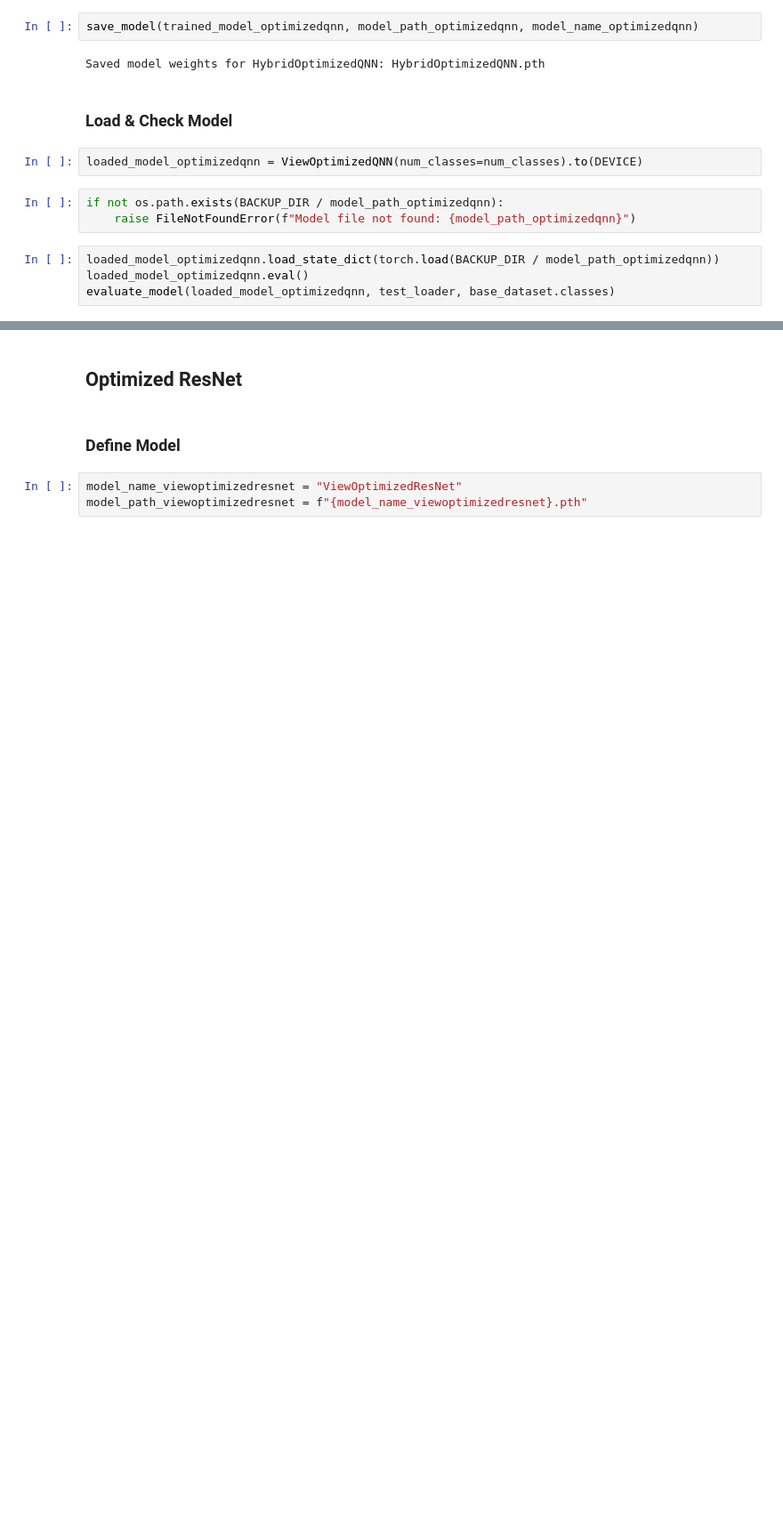
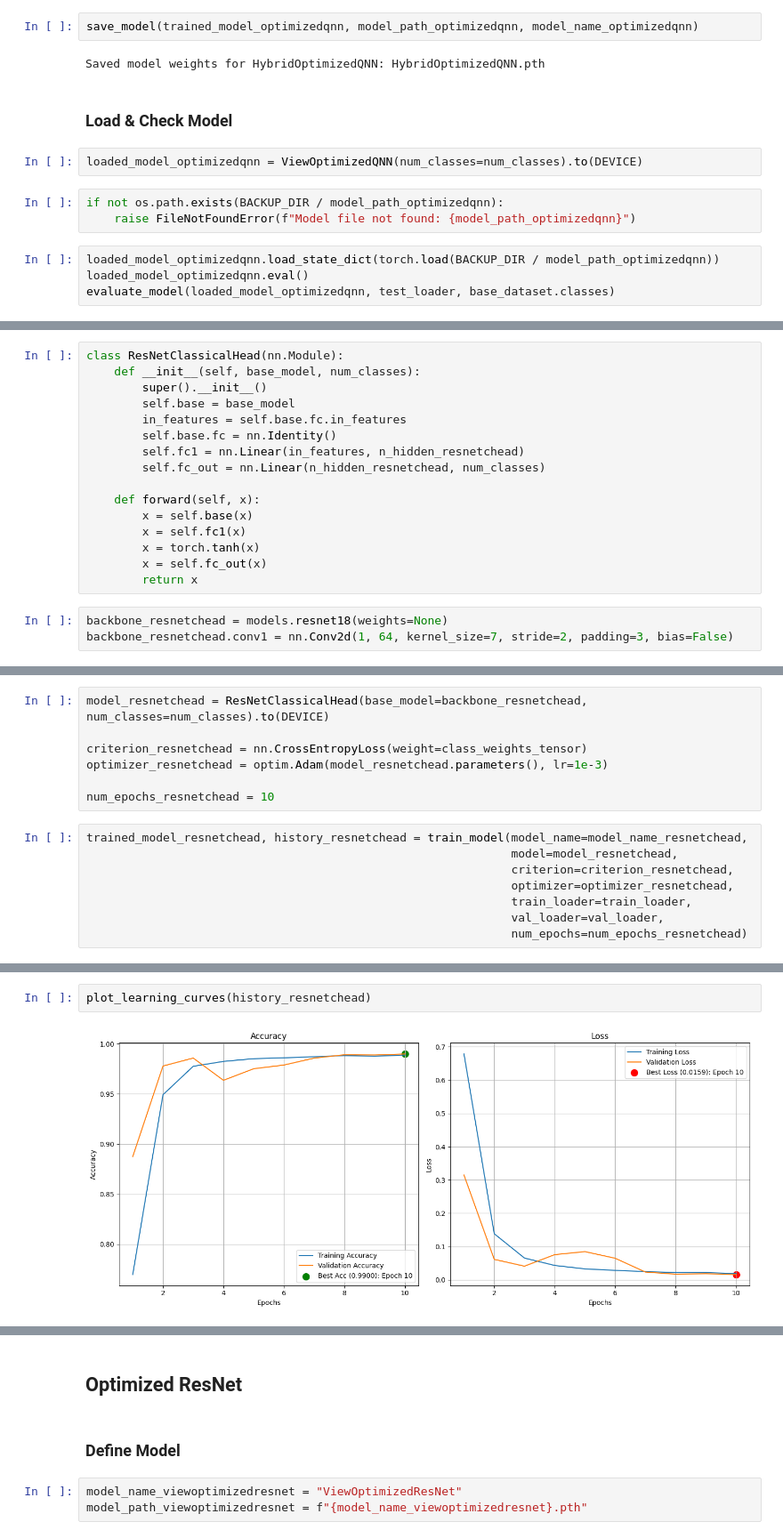
Before and after one commit to MihaiUM2001/CardioQML, a Jupyter notebook: ViewClassification.ipynb, the cells around one changed output, grey strips where cells are left out. Shown at 89% size. Cells and saved outputs as stored; diff of their text form; blank space fills up the shorter version.

Commit message:
2.8 - Testing Models: Improved ResNet Comparison

```diff
--- a/ViewClassification.ipynb
+++ b/ViewClassification.ipynb
@@ -1232,0 +1242,19 @@ evaluate_model(loaded_model_optimizedqnn, test_loader, base_dataset.classes)
+# %%
+class ResNetClassicalHead(nn.Module):
+    def __init__(self, base_model, num_classes):
+        super().__init__()
+        self.base = base_model
+        in_features = self.base.fc.in_features
+        self.base.fc = nn.Identity()
+        self.fc1 = nn.Linear(in_features, n_hidden_resnetchead)
+        self.fc_out = nn.Linear(n_hidden_resnetchead, num_classes)
+
+    def forward(self, x):
+        x = self.base(x)
+        x = self.fc1(x)
+        x = torch.tanh(x)
+        x = self.fc_out(x)
+        return x
+# %%
+backbone_resnetchead = models.resnet18(weights=None)
+backbone_resnetchead.conv1 = nn.Conv2d(1, 64, kernel_size=7, stride=2, padding=3, bias=False)
@@ -1232,0 +1263,15 @@ evaluate_model(loaded_model_optimizedqnn, test_loader, base_dataset.classes)
+# %%
+model_resnetchead = ResNetClassicalHead(base_model=backbone_resnetchead, num_classes=num_classes).to(DEVICE)
+
+criterion_resnetchead = nn.CrossEntropyLoss(weight=class_weights_tensor)
+optimizer_resnetchead = optim.Adam(model_resnetchead.parameters(), lr=1e-3)
+
+num_epochs_resnetchead = 10
+# %%
+trained_model_resnetchead, history_resnetchead = train_model(model_name=model_name_resnetchead,
+                                                             model=model_resnetchead,
+                                                             criterion=criterion_resnetchead,
+                                                             optimizer=optimizer_resnetchead,
+                                                             train_loader=train_loader,
+                                                             val_loader=val_loader,
+                                                             num_epochs=num_epochs_resnetchead)
@@ -1232,0 +1296,4 @@ evaluate_model(loaded_model_optimizedqnn, test_loader, base_dataset.classes)
+# %%
+plot_learning_curves(history_resnetchead)
+# %% [output]
+[figure, added]
```
Also changed, not shown: parts of 55 cells of this notebook.
